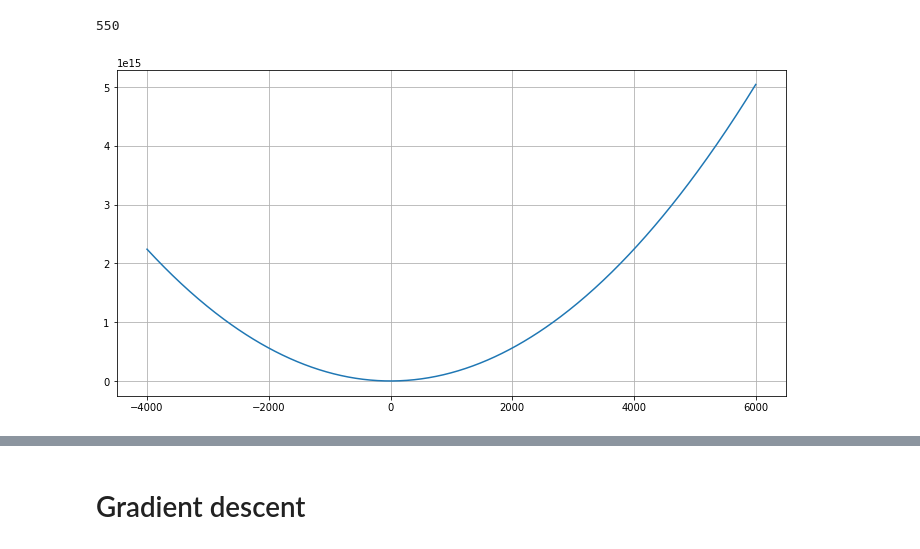
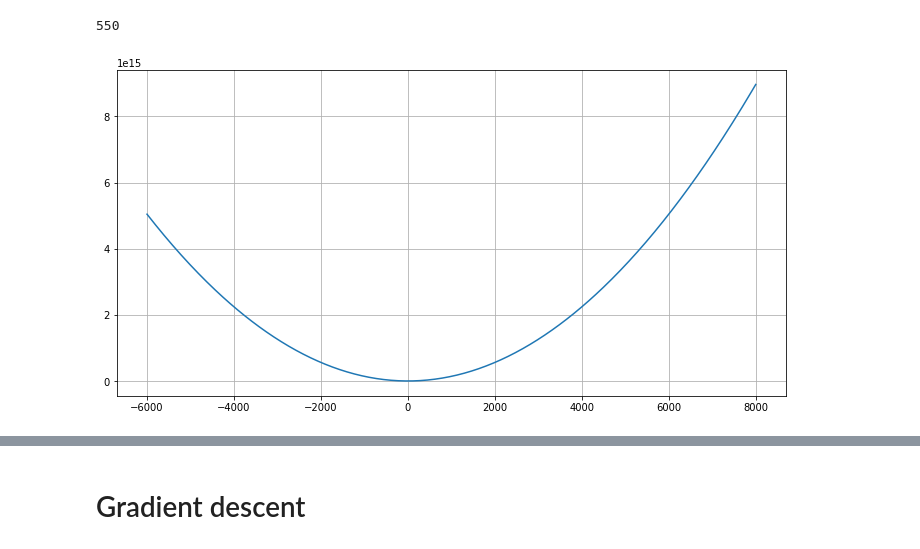
Before and after one commit to adv555/DataScience, a Jupyter notebook: Sklearn/Module_7_1.ipynb, the cells around one changed output, grey strips where cells are left out. Drawn from its saved outputs; the diff is of its cells as text; code cells hidden in the pictures.

```diff
--- a/Sklearn/Module_7_1.ipynb
+++ b/Sklearn/Module_7_1.ipynb
@@ -42,11 +88,11 @@ def cost_function(w0, w1, df):
 # %%
 import matplotlib.pyplot as plt
 
 w0 = 0
-w1 = np.linspace(-4000, 6000, 500)
+w1 = np.linspace(-6000, 8000, 500)
 
 plt.figure(figsize=(12, 6))
 plt.plot(w1, [cost_function(0, w, df) for w in w1])
 plt.grid()
 # %% [output]
-[figure, old version]
+[figure, new version]
```
Also changed, not shown: parts of 28 cells of this notebook.
